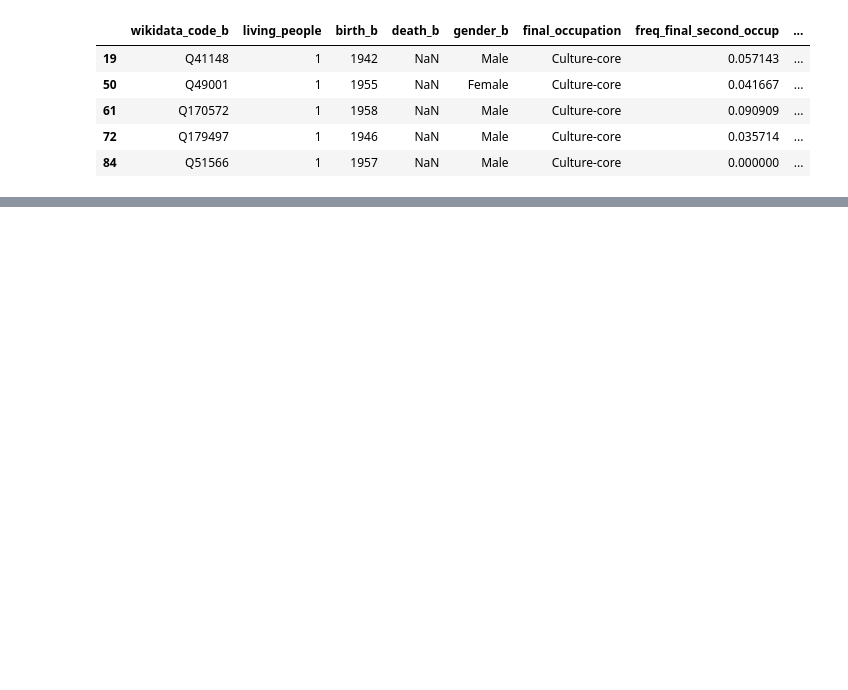
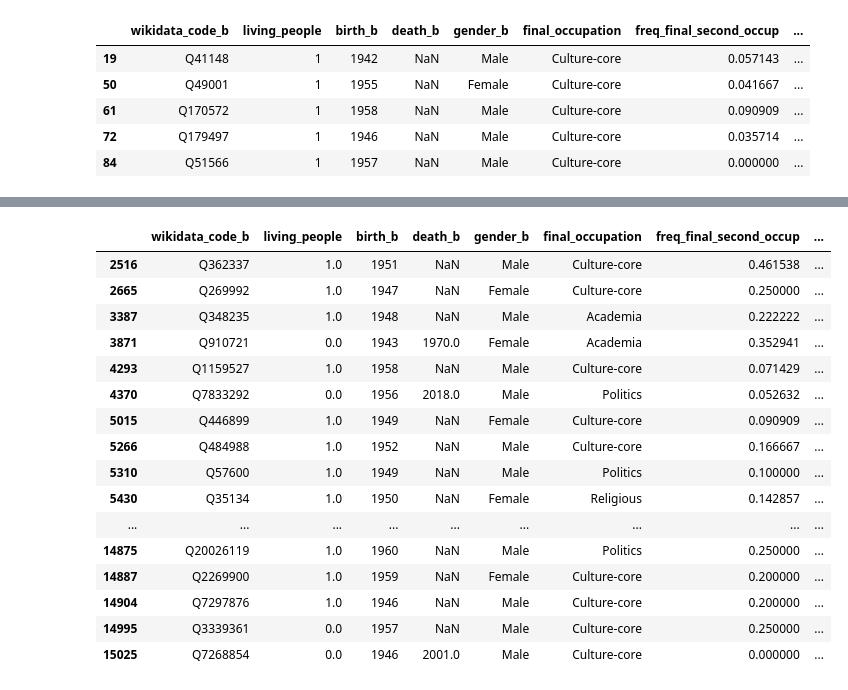
Before and after one commit to mateotis/notable-graduates, a Jupyter notebook: notable-graduates.ipynb, the cells around one changed output, grey strips where cells are left out. Saved outputs shown, nothing was run; the diff lists cells and outputs as text; code cells hidden in the pictures; blank space fills up the shorter version.

```diff
--- a/notable-graduates.ipynb
+++ b/notable-graduates.ipynb
@@ -46,3 +43,24 @@ Df_rankings
 | 396 | 351–400 | Université de Versailles Saint-Qu... | France | 42.4–44.4 | 17.3 | 21.1 | 89.9 | 35.4 | ... |
 | 397 | 351–400 | Vienna University of Technology | Austria | 42.4–44.4 | 38.4 | 36.8 | 45.5 | 63.7 | ... |
 | 398 | 351–400 | Washington State University | United States | 42.4–44.4 | 30.7 | 28.6 | 71.8 | 48.4 | ... |
+# %%
+Df_all = pd.read_csv("MAT_alma_mater_top100_436countries.csv",sep=',')
+Df_all[Df_all['area1_of_ratt']=="Vietnam"]
+# %% [output]
+|  | wikidata_code_b | living_people | birth_b | death_b | gender_b | final_occupation | freq_final_second_occup | ... |
+| 2516 | Q362337 | 1.0 | 1951 | NaN | Male | Culture-core | 0.461538 | ... |
+| 2665 | Q269992 | 1.0 | 1947 | NaN | Female | Culture-core | 0.250000 | ... |
+| 3387 | Q348235 | 1.0 | 1948 | NaN | Male | Academia | 0.222222 | ... |
+| 3871 | Q910721 | 0.0 | 1943 | 1970.0 | Female | Academia | 0.352941 | ... |
+| 4293 | Q1159527 | 1.0 | 1958 | NaN | Male | Culture-core | 0.071429 | ... |
+| 4370 | Q7833292 | 0.0 | 1956 | 2018.0 | Male | Politics | 0.052632 | ... |
+| 5015 | Q446899 | 1.0 | 1949 | NaN | Female | Culture-core | 0.090909 | ... |
+| 5266 | Q484988 | 1.0 | 1952 | NaN | Male | Culture-core | 0.166667 | ... |
+| 5310 | Q57600 | 1.0 | 1949 | NaN | Male | Politics | 0.100000 | ... |
+| 5430 | Q35134 | 1.0 | 1950 | NaN | Female | Religious | 0.142857 | ... |
+| ... | ... | ... | ... | ... | ... | ... | ... | ... |
+| 14875 | Q20026119 | 1.0 | 1960 | NaN | Male | Politics | 0.250000 | ... |
+| 14887 | Q2269900 | 1.0 | 1959 | NaN | Female | Culture-core | 0.200000 | ... |
+| 14904 | Q7297876 | 1.0 | 1946 | NaN | Male | Culture-core | 0.200000 | ... |
+| 14995 | Q3339361 | 0.0 | 1957 | NaN | Male | Culture-core | 0.250000 | ... |
+| 15025 | Q7268854 | 0.0 | 1946 | 2001.0 | Male | Culture-core | 0.000000 | ... |
```
Also changed, not shown: parts of 2 cells of this notebook, 17 other files.
